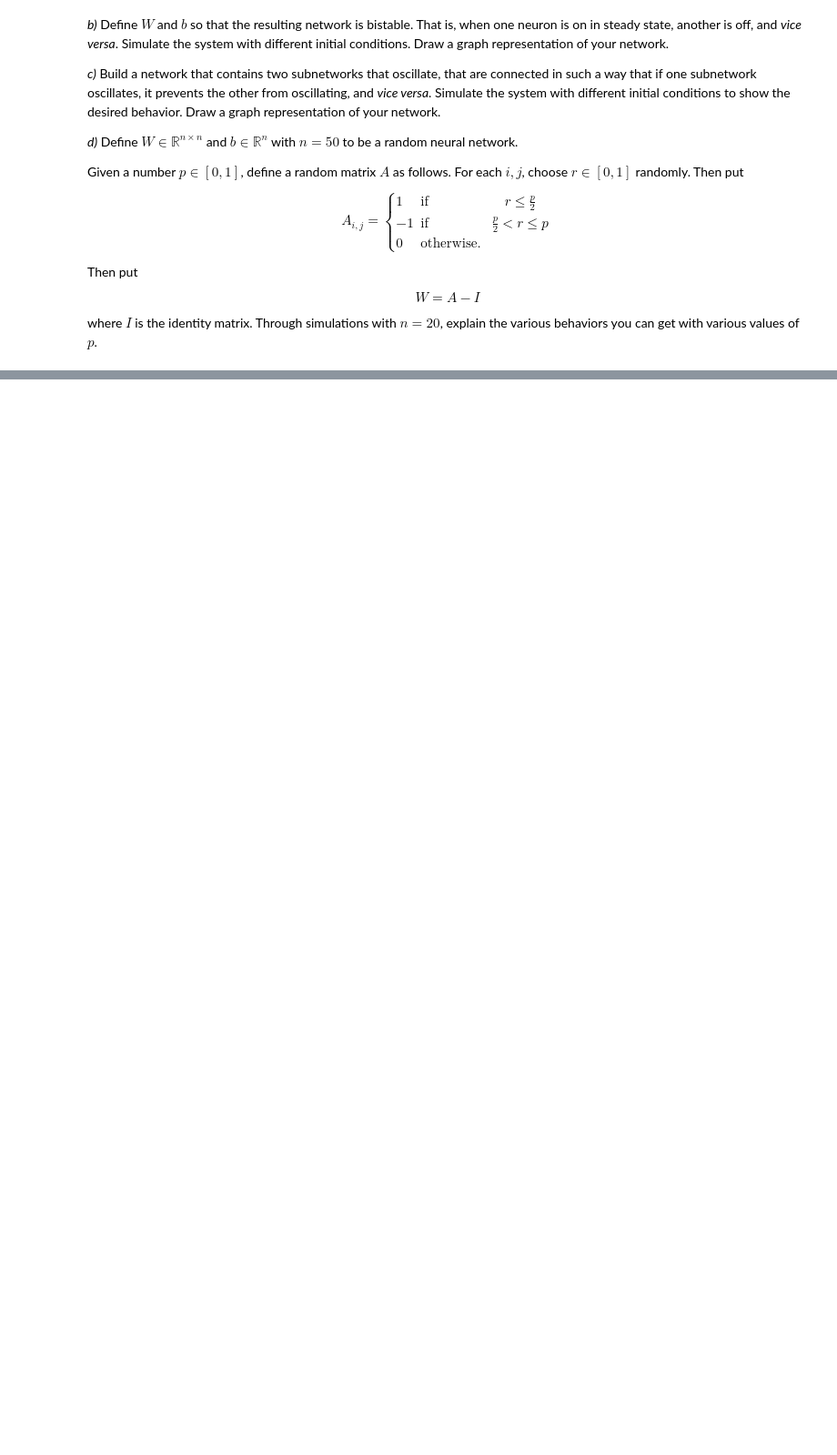
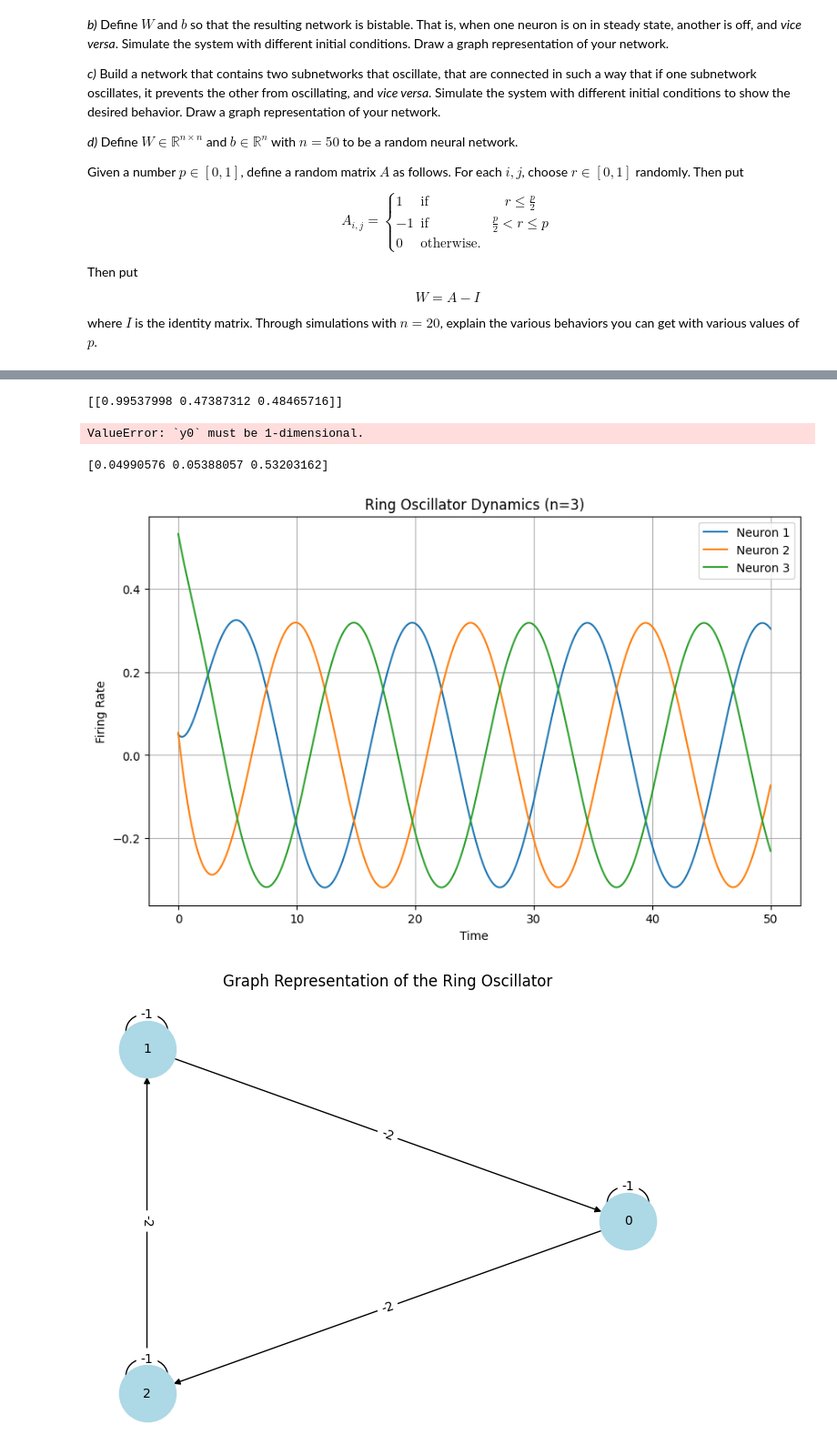
Before and after one commit to enriquea02/uw, a Jupyter notebook: eep502_analytical_methods_for_electrical_engineering/homework/final_diff_eqn_and_neural_networks_eantunano.ipynb, the cells around one changed output, grey strips where cells are left out. Shown at 91% size. Saved outputs shown, nothing was run; the diff lists cells and outputs as text; code cells hidden in the pictures; blank space fills up the shorter version.

Commit message:
eep502 final trying to get function to work

```diff
--- a/eep502_analytical_methods_for_electrical_engineering/homework/final_diff_eqn_and_neural_networks_eantunano.ipynb
+++ b/eep502_analytical_methods_for_electrical_engineering/homework/final_diff_eqn_and_neural_networks_eantunano.ipynb
@@ -89,8 +89,3 @@ W = A - I
 $$
 
 where $I$ is the identity matrix. Through simulations with $n=20$, explain the various behaviors you can get with various values of $p$.
-# %%
-# Nonlinearity function g(x) models the activation of neuron x_i
-x = sm.symbols("x")
-g_nn_dynamics_eqn = ((1/(1+sm.exp(-x))) - (1/2))
-g_nn_dynamics_eqn
@@ -99 +92,4 @@ $\displaystyle -0.5 + \frac{1}{1 + e^{- x}}$
+# %%
+def nonlinearity_func(x):
+    return ((1/(1+np.exp(-x))) - (1/2))
 # %%
@@ -127,0 +180,71 @@ array([[-1, -2,  0],
+# %%
+print(init_neuron_firing_rate_vector)
+t,y = ring_oscillator(W_ring_osc,init_neuron_firing_rate_vector,time_steps,b,t_eval)
+# %% [output]
+[[0.99537998 0.47387312 0.48465716]]
+ValueError: `y0` must be 1-dimensional.
+# %%
+# Define the nonlinearity g(x)
+def g(x):
+    return 1 / (1 + np.exp(-x)) - 0.5
+
+# Define the dynamics of the system
+def ring_oscillator(t, x, W, b):
+    return g(W @ x + b)
+
+# Function to simulate the system
+def simulate_ring_oscillator(W, b, t_span, x0, t_eval):
+    # Solve the differential equation
+    sol = spi.solve_ivp(
+        fun=lambda t, x: ring_oscillator(t, x, W, b),
+        t_span=t_span,
+        y0=x0,
+        t_eval=t_eval,
+        method="RK45"
+    )
+    return sol.t, sol.y
+
+# Define the weight matrix W for n=3
+W = -np.array([[1, 2, 0],
+               [0, 1, 2],
+               [2, 0, 1]])
+b = np.zeros(3)  # Bias vector
+t_span = (0, 50)  # Time span for simulation
+t_eval = np.linspace(t_span[0], t_span[1], 1000)  # Time points to evaluate
+x0 = np.random.rand(3)  # Initial state (random)
+
+# Simulate the ring oscillator for n=3
+print(x0)
+t, x = simulate_ring_oscillator(W, b, t_span, x0, t_eval)
+
+# Plot the results
+plt.figure(figsize=(10, 6))
+for i in range(3):
+    plt.plot(t, x[i], label=f"Neuron {i+1}")
+plt.title("Ring Oscillator Dynamics (n=3)")
+plt.xlabel("Time")
+plt.ylabel("Firing Rate")
+plt.legend()
+plt.grid()
+plt.show()
+
+# Draw the graph representation of the ring oscillator
+def draw_ring_graph(W):
+    G = nx.DiGraph()
+    n = W.shape[0]
+    for i in range(n):
+        for j in range(n):
+            if W[i, j] != 0:
+                G.add_edge(j, i, weight=W[i, j])
+    pos = nx.circular_layout(G)
+    nx.draw(G, pos, with_labels=True, node_color="lightblue", node_size=2000, font_size=10)
+    labels = nx.get_edge_attributes(G, "weight")
+    nx.draw_networkx_edge_labels(G, pos, edge_labels=labels)
+    plt.title("Graph Representation of the Ring Oscillator")
+    plt.show()
+
+draw_ring_graph(W)
+# %% [output]
+[0.04990576 0.05388057 0.53203162]
+[figure, added]
+[figure, added]
```
Also changed, not shown: parts of 8 cells of this notebook.
